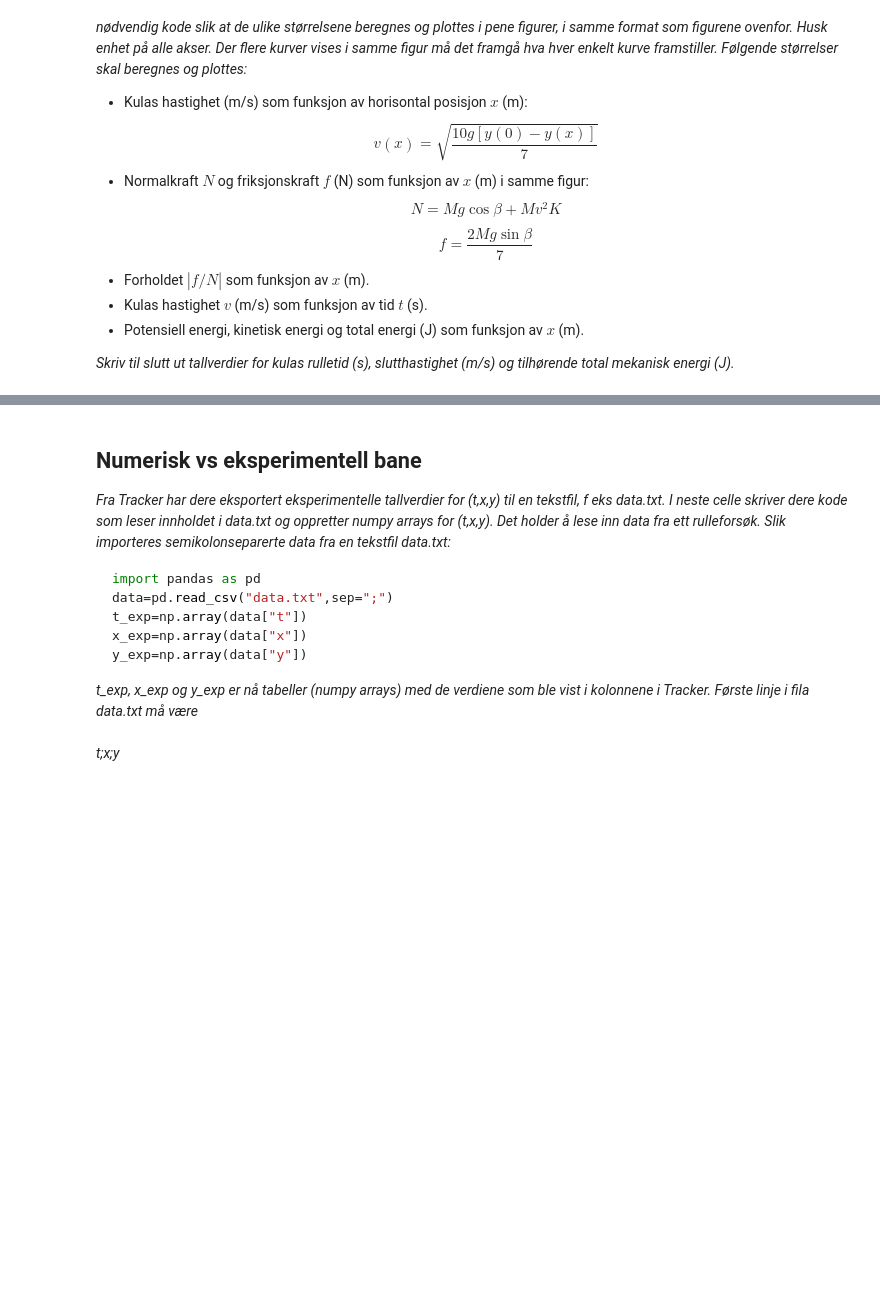
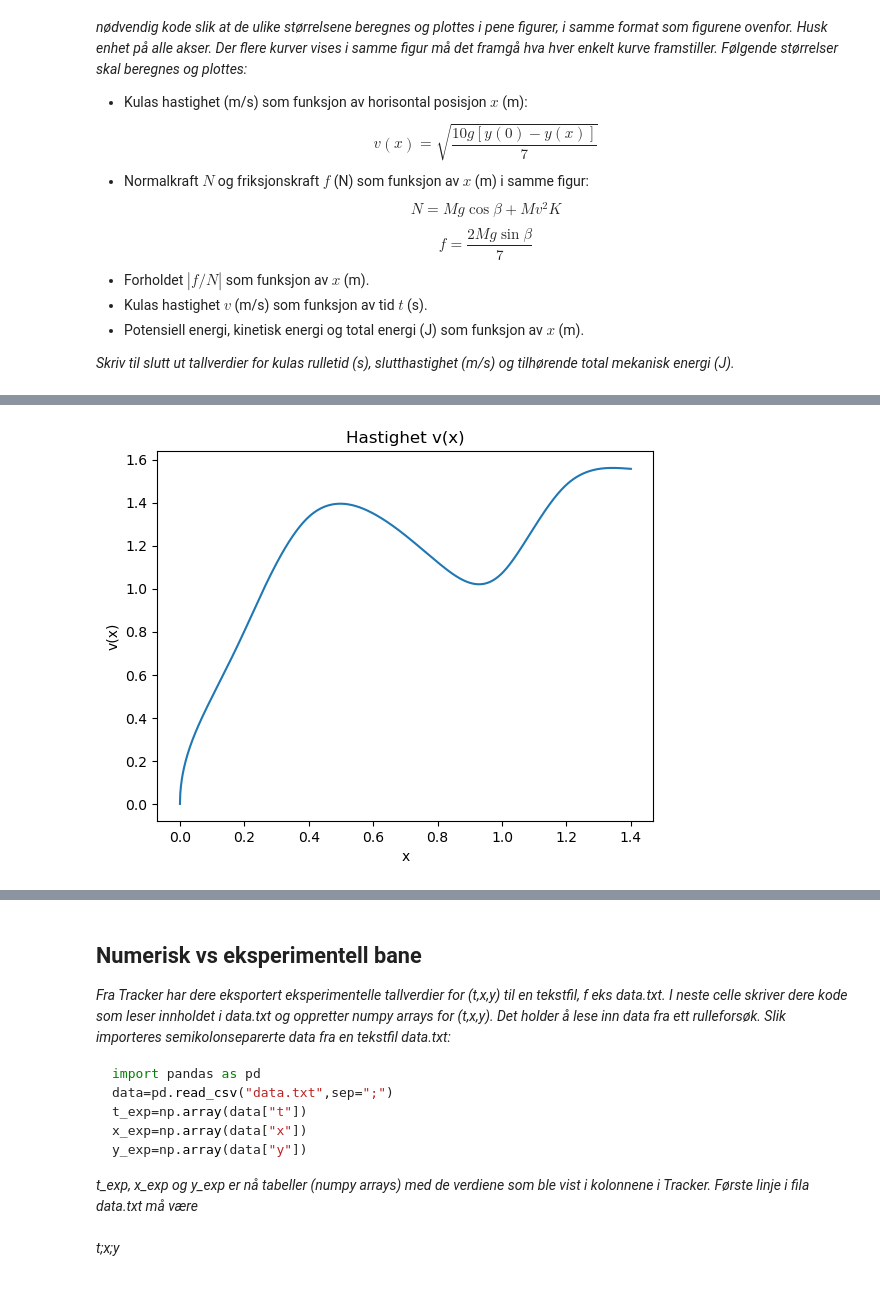
Before and after one commit to kristiancarlenius/Fysikk-Lab, a Jupyter notebook: mal_V24.ipynb, the cells around one changed output, grey strips where cells are left out. Drawn from its saved outputs; the diff is of its cells as text; code cells hidden in the pictures; blank space fills up the shorter version.

```diff
--- a/mal_V24.ipynb
+++ b/mal_V24.ipynb
@@ -69,6 +67,7 @@ x = np.arange(xmin, xmax, dx)
 Nx = len(x)
 
 #Skruehøyder:
+"""
 yfast = np.zeros(8)
 yfast[0] = 0.300
 yfast[1] = yfast[0] - np.random.randint(40,60)/1000
@@ -78,11 +77,11 @@ yfast[4] = yfast[3] + np.random.randint(30,70)/1000
 yfast[5] = yfast[4] + np.random.randint(-20,20)/1000
 yfast[6] = yfast[5] - np.random.randint(40,80)/1000
 yfast[7] = yfast[6] + np.random.randint(-40,40)/1000
-
+"""
 #Kjør denne cellen så mange ganger dere vil, inntil dere får en baneform dere er fornøyd med.
 #Når endelig baneform er valgt:
 #Sett inn skruehøydene med 3 desimaler (m) og fjern kommentarsymbolet ("#") i neste linje.
-#yfast = np.asarray([0.300,,,,,,,])
+yfast = np.asarray([0.3, 0.254, 0.173, 0.17, 0.21, 0.218, 0.143, 0.127])
 #Når endelig baneform er valgt, kan dere gjerne legge inn # i starten på de 8 linjene som beregner yfast[] ovenfor
 
 #Beregninger:
@@ -172,7 +162,95 @@ $$f = \frac{2Mg\sin\beta}{7}$$
 
 *Skriv til slutt ut tallverdier for kulas rulletid (s), slutthastighet (m/s) og tilhørende total mekanisk energi (J).*
 # %%
+import math
 #Numerisk beregning og plotting av de fysiske størrelsene v(x), N(x), f(x), f/N|, v(t), Epot(x), Ekin(x), Etot(x)
+def v(x):
+   return math.sqrt(10*g*(y[0]-y[x])/7)
+
+def N(x):
+   return M*g*math.cos(beta[x])+M*(v(x)**2)*K[x]
+
+def f(x):
+   return 2*M*g*math.sin(beta[x])/7
+
+def fN(x):
+   return np.abs(f(x)/N(x))
+
+def P(x):
+   return M*g*y[x]
+
+def Kin(x):
+   return (1+c)*M*(v(x)**2)/2 #+0.5*c*M*
+
+def totEnergi(x):
+   return float(Kin(i))+float(P(i))
+
+dt = [0]
+tv = []
+tf = []
+tN = []
+tfN = []
+t = []
+tP = []
+tK = []
+totE = []
+for i in range(1401):
+   tv.append(v(i))
+   tf.append(f(i))
+   tN.append(N(i))
+   tfN.append(fN(i))
+   tP.append(P(i))
+   tK.append(Kin(i))
+   totE.append(totEnergi(x))
+   if(i!=0):
+      dt.append(2*(x[i]-x[i-1])/(v(i)+v(i-1)))
+   t.append(sum(dt))
+
+
+plt.plot(x, tv)
+plt.title("Hastighet v(x)")
+plt.xlabel("x")
+plt.ylabel("v(x)")
+plt.show()
+
+plt.plot(x, tN)
+plt.title("Normalkraft")
+plt.xlabel("x")
+plt.ylabel("N")
+plt.show()
+
+plt.plot(x, tf)
+plt.title("Friksjonskraft")
+plt.xlabel("x")
+plt.ylabel("N")
+plt.show()
+
+plt.plot(x, tfN)
+plt.title("Forhold mellom friksjonkraft og normalkraft")
+plt.xlabel("x")
+plt.ylabel("f/N")
+plt.show()
+
+plt.plot(t, tv)
+plt.title("Hastighet v(t)")
+plt.xlabel("t")
+plt.ylabel("v(t)")
+plt.show()
+
+
+
+plt.clf()
+plt.plot(x, tP)
+plt.plot(x, tK)
+plt.plot(x, totE)
+plt.title("Potensiell energi, Kinetisk energi, TotalEnergi")
+plt.xlabel("x")
+plt.ylabel("P(x), Kin(x), totEnergi(x)")
+plt.show()
 
 
 #Utskrift av rulletid, sluttfart, total mekanisk energi
+print("Rulletid=", t[len(t)-1])
+print("Slutthastighet=", tv[len(tv)-1])
+print("Total Mekanisk energi=", totE[69])
+# %% [output]
@@ -178,0 +258 @@ $$f = \frac{2Mg\sin\beta}{7}$$
+[figure, added]
```
Also changed, not shown: parts of 4 cells of this notebook, 1 other file.
